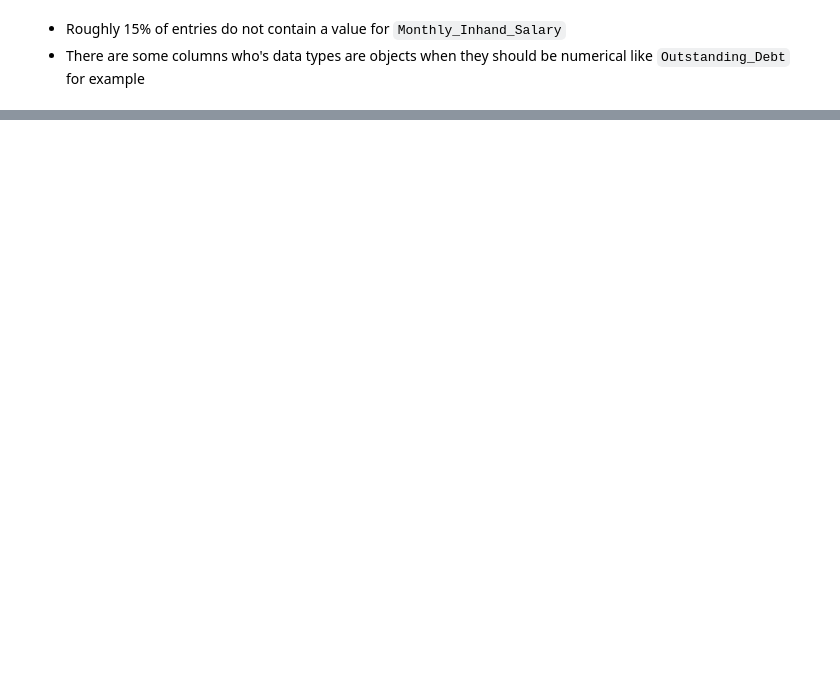
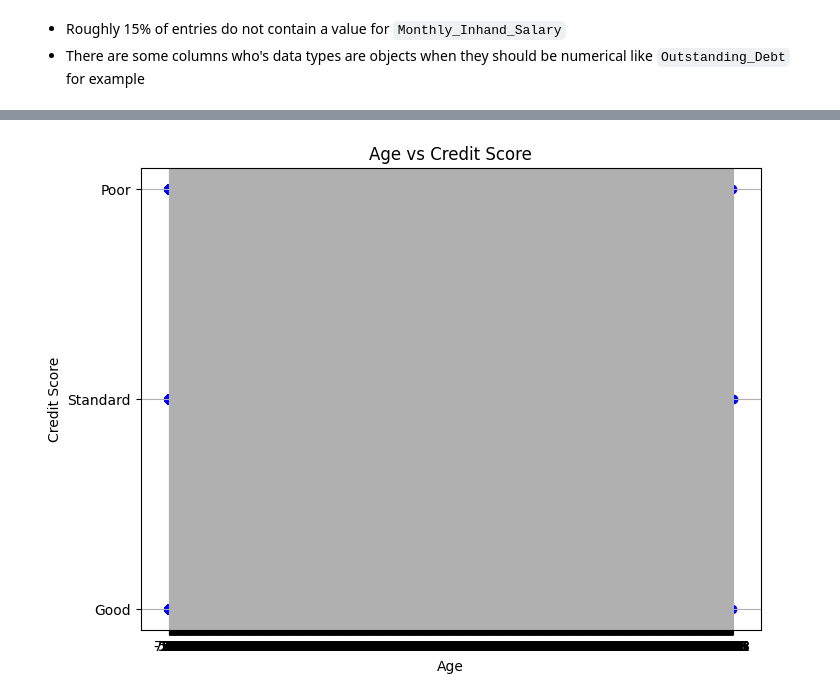
Before and after one commit to Harshk10-star/Credit-Score-Classification, a Jupyter notebook: project.ipynb, the cells around one changed output, grey strips where cells are left out. Saved outputs shown, nothing was run; the diff lists cells and outputs as text; code cells hidden in the pictures; blank space fills up the shorter version.

```diff
--- a/project.ipynb
+++ b/project.ipynb
@@ -408,0 +362,10 @@ plt.show()
+# %%
+plt.figure(figsize=(8, 6))
+plt.scatter(test_info['Age'], test_info['Credit_Score'], color='blue')
+plt.title('Age vs Credit Score')
+plt.xlabel('Age')
+plt.ylabel('Credit Score')
+plt.grid(True)
+plt.show()
+# %% [output]
+[figure, added]
```
Also changed, not shown: parts of 36 cells of this notebook.
